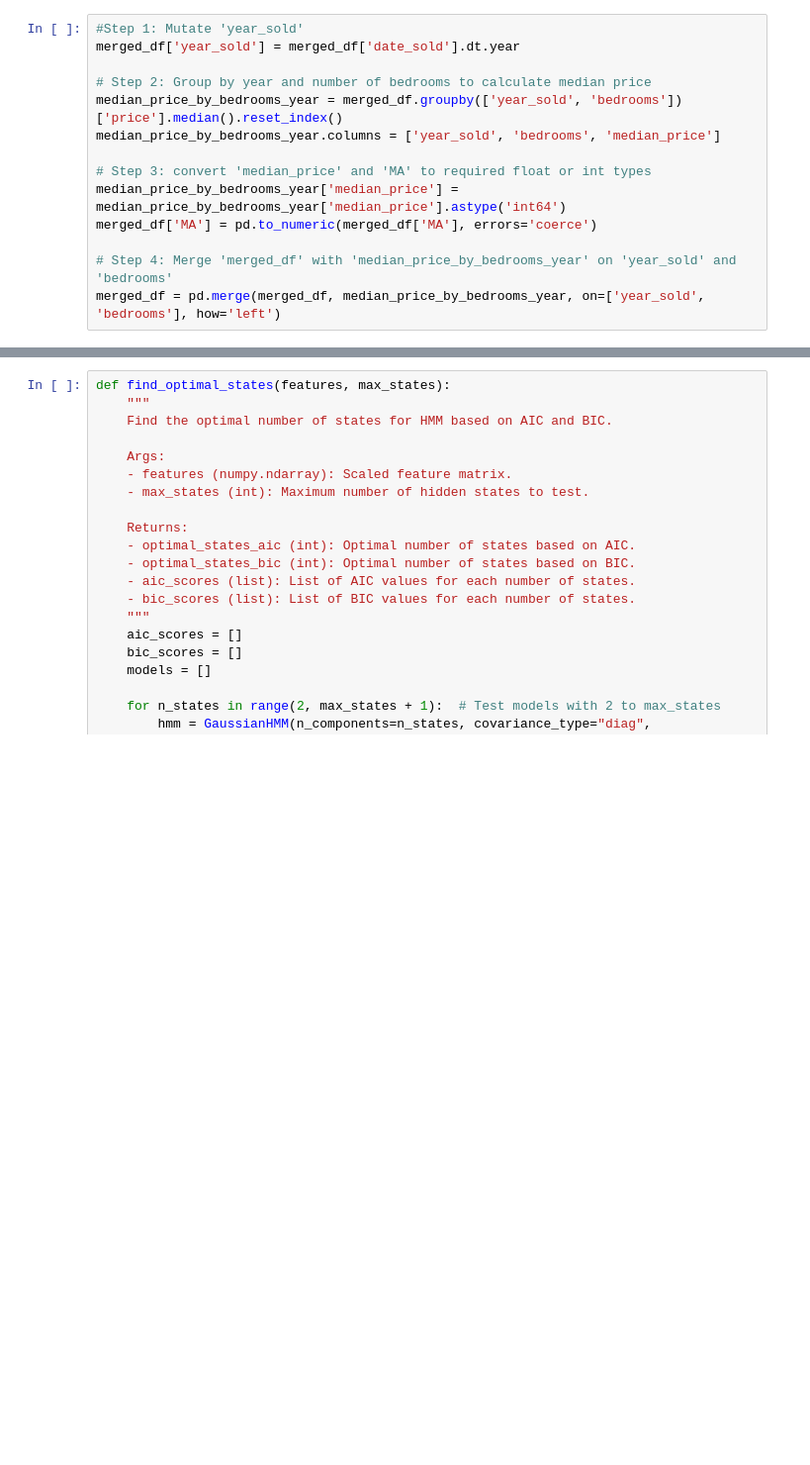
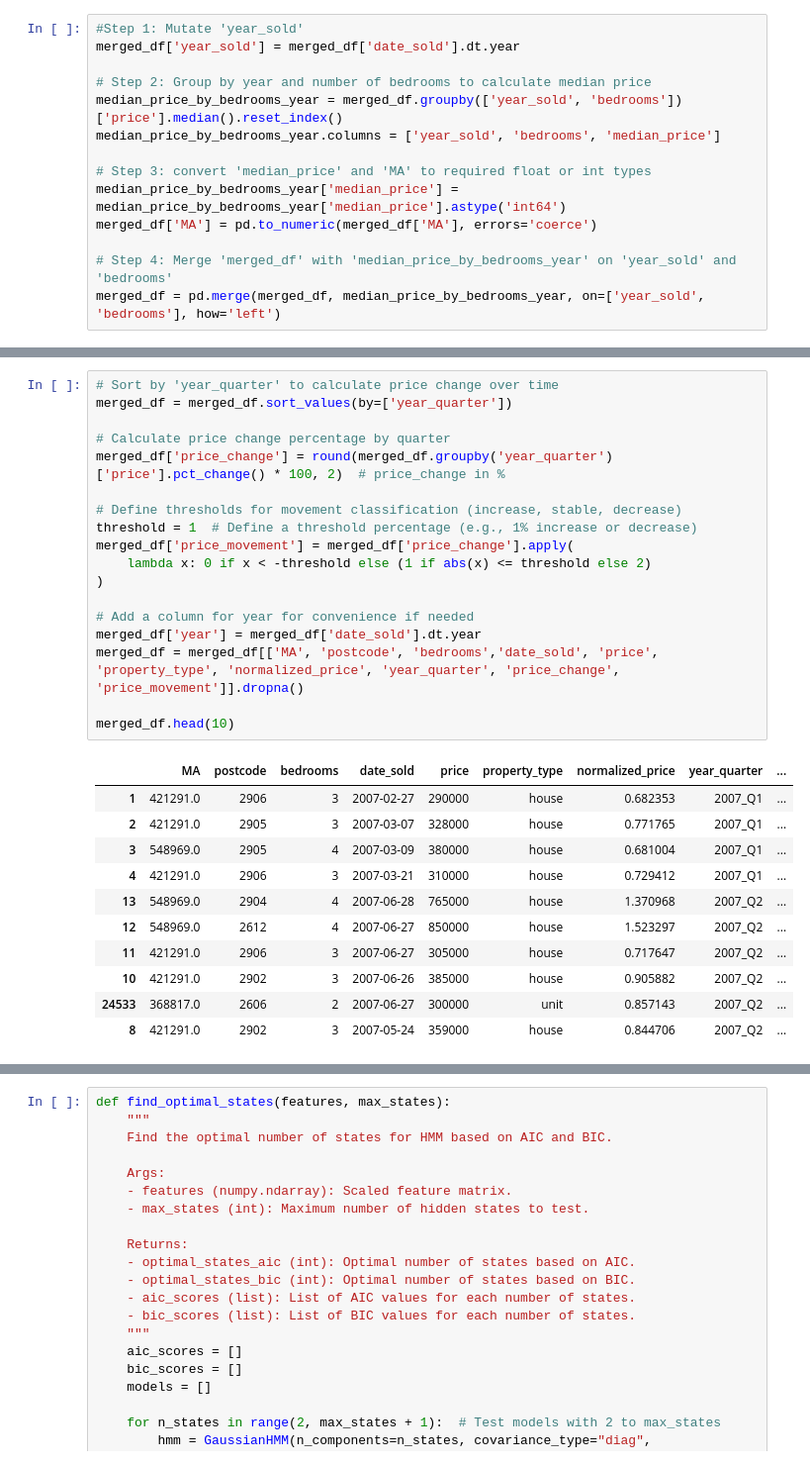
Before and after one commit to gracesosa/RealEstate_TrendClassification, a Jupyter notebook: Notebooks/DataPreprocessing2.ipynb, the cells around one changed output, grey strips where cells are left out. Shown: that part at 99% size. Cells and saved outputs as stored; diff of their text form; blank space fills up the shorter version.

```diff
--- a/Notebooks/DataPreprocessing2.ipynb
+++ b/Notebooks/DataPreprocessing2.ipynb
@@ -133,3 +126,33 @@ DataFrame saved as 'merged_df_prescaling.csv'
+# %%
+# Sort by 'year_quarter' to calculate price change over time
+merged_df = merged_df.sort_values(by=['year_quarter'])
+
+# Calculate price change percentage by quarter
+merged_df['price_change'] = round(merged_df.groupby('year_quarter')['price'].pct_change() * 100, 2)  # price_change in %
+
+# Define thresholds for movement classification (increase, stable, decrease)
+threshold = 1  # Define a threshold percentage (e.g., 1% increase or decrease)
+merged_df['price_movement'] = merged_df['price_change'].apply(
+    lambda x: 0 if x < -threshold else (1 if abs(x) <= threshold else 2)
+)
+
+# Add a column for year for convenience if needed
+merged_df['year'] = merged_df['date_sold'].dt.year
+merged_df = merged_df[['MA', 'postcode', 'bedrooms','date_sold', 'price', 'property_type', 'normalized_price', 'year_quarter', 'price_change', 'price_movement']].dropna()
+
+merged_df.head(10)
+# %% [output]
+|  | MA | postcode | bedrooms | date_sold | price | property_type | normalized_price | year_quarter | ... |
+| 1 | 421291.0 | 2906 | 3 | 2007-02-27 | 290000 | house | 0.682353 | 2007_Q1 | ... |
+| 2 | 421291.0 | 2905 | 3 | 2007-03-07 | 328000 | house | 0.771765 | 2007_Q1 | ... |
+| 3 | 548969.0 | 2905 | 4 | 2007-03-09 | 380000 | house | 0.681004 | 2007_Q1 | ... |
+| 4 | 421291.0 | 2906 | 3 | 2007-03-21 | 310000 | house | 0.729412 | 2007_Q1 | ... |
+| 13 | 548969.0 | 2904 | 4 | 2007-06-28 | 765000 | house | 1.370968 | 2007_Q2 | ... |
+| 12 | 548969.0 | 2612 | 4 | 2007-06-27 | 850000 | house | 1.523297 | 2007_Q2 | ... |
+| 11 | 421291.0 | 2906 | 3 | 2007-06-27 | 305000 | house | 0.717647 | 2007_Q2 | ... |
+| 10 | 421291.0 | 2902 | 3 | 2007-06-26 | 385000 | house | 0.905882 | 2007_Q2 | ... |
+| 24533 | 368817.0 | 2606 | 2 | 2007-06-27 | 300000 | unit | 0.857143 | 2007_Q2 | ... |
+| 8 | 421291.0 | 2902 | 3 | 2007-05-24 | 359000 | house | 0.844706 | 2007_Q2 | ... |
 # %%
 # Convert categorical variable 'propertyType' to numerical if needed
 merged_df['year_quarter'] = merged_df['year_quarter'].astype('category').cat.codes  # Encode 'propertyType' as numeric
```
Also changed, not shown: parts of 25 cells of this notebook.
